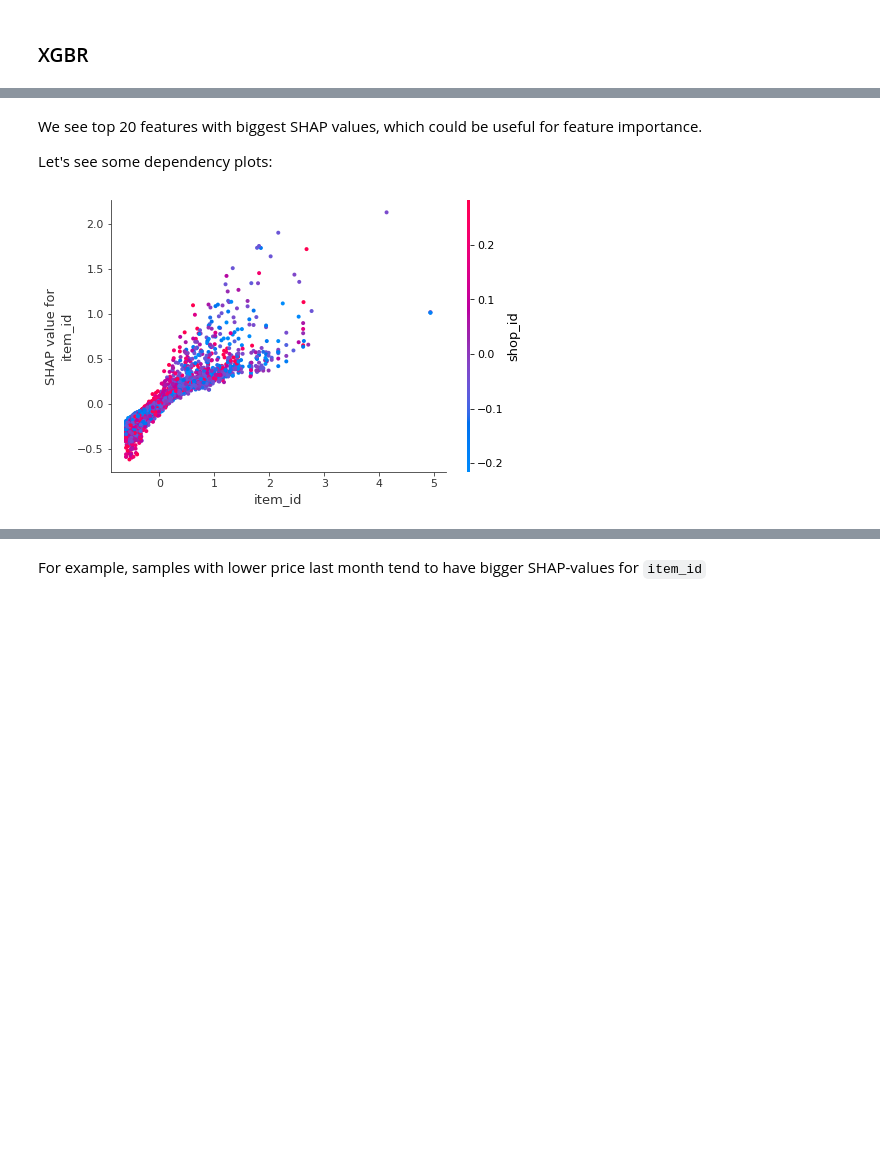
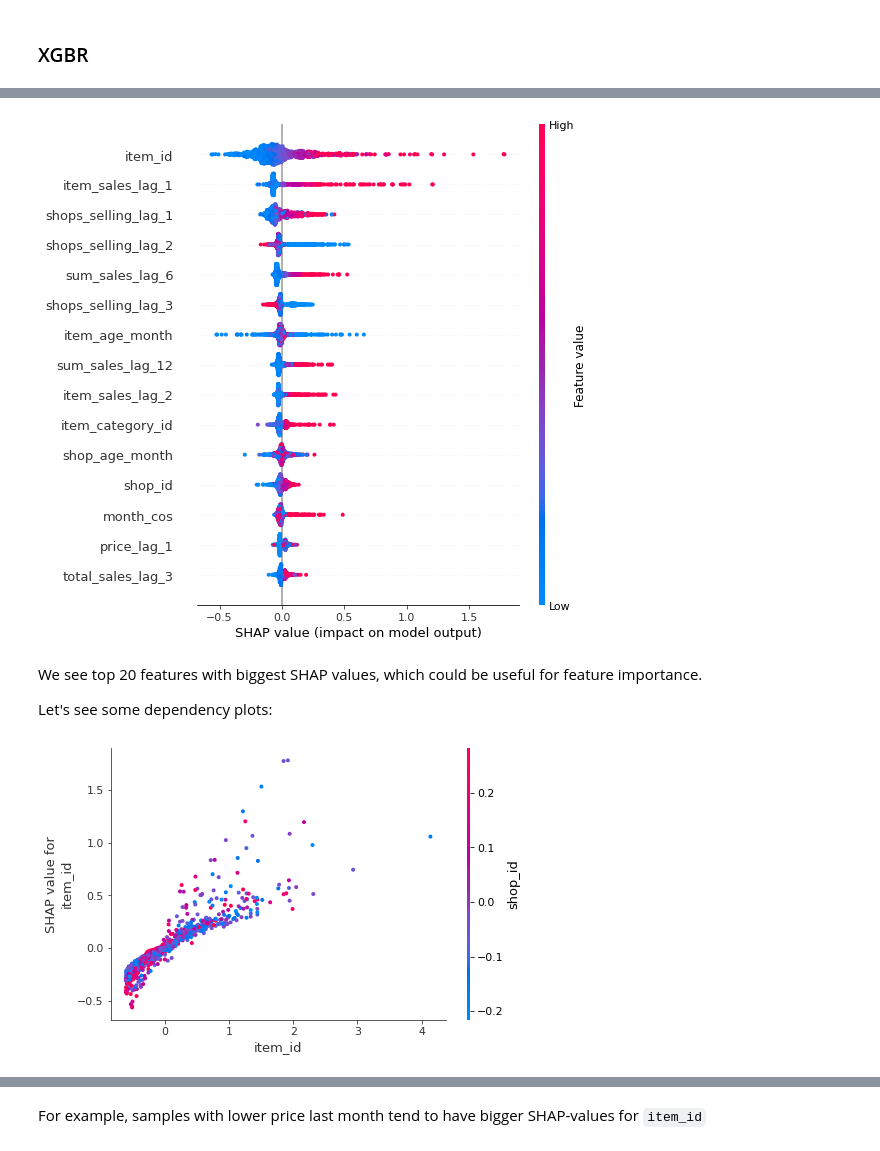
Before and after one commit to masha-mcr/DS_practice, a Jupyter notebook: future_sales_prediction/notebooks/3. Advanced modeling.ipynb, the cells around one changed output, grey strips where cells are left out. Cells and saved outputs as stored; diff of their text form; code cells hidden in the pictures; blank space fills up the shorter version.

```diff
--- a/future_sales_prediction/notebooks/3. Advanced modeling.ipynb
+++ b/future_sales_prediction/notebooks/3. Advanced modeling.ipynb
@@ -671,9 +695,13 @@ shap.summary_plot(shap_values, t_x_sample, feature_names=t_x.columns, plot_type=
+# %%
+shap.summary_plot(xgbr_shap_values, t_x_sample, feature_names=t_x.columns, max_display=15)
+# %% [output]
+[figure, added]
 # %% [markdown]
 We see top 20 features with biggest SHAP values, which could be useful for feature importance.
 
 Let's see some dependency plots:
 # %%
-shap.dependence_plot(0, shap_values, t_x_sample, feature_names=t_x.columns, interaction_index='shop_id')
+shap.dependence_plot(0, xgbr_shap_values, t_x_sample, feature_names=t_x.columns, interaction_index='shop_id')
 # %% [output]
-[figure, old version]
+[figure, new version]
 # %%
```
Also changed, not shown: parts of 36 cells of this notebook.
